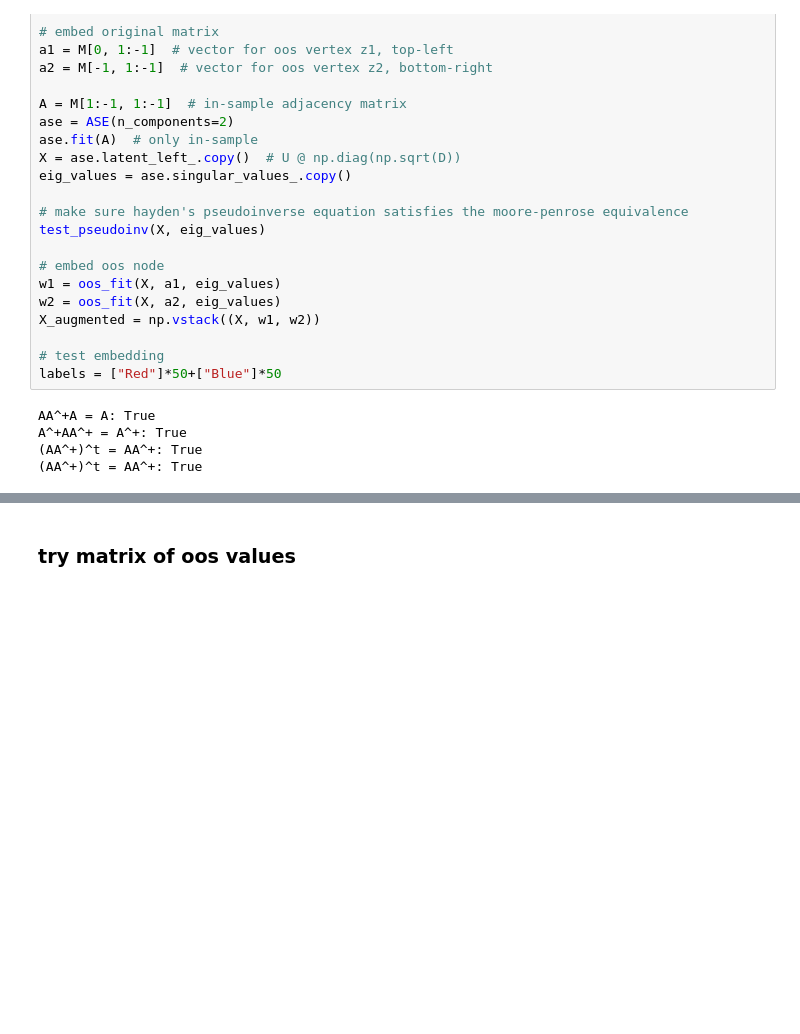
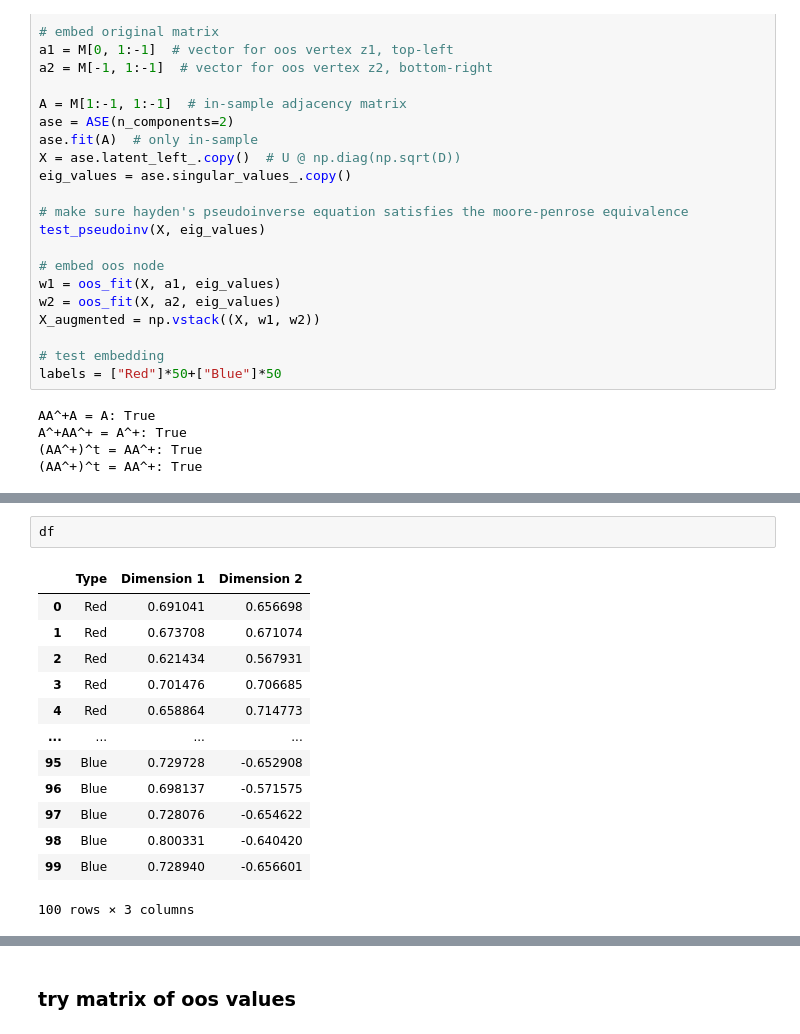
Before and after one commit to loftusa/graspy-personal, a Jupyter notebook: notebooks/oos_sim.ipynb, the cells around one changed output, grey strips where cells are left out. Saved outputs shown, nothing was run; the diff lists cells and outputs as text; blank space fills up the shorter version.

```diff
--- a/notebooks/oos_sim.ipynb
+++ b/notebooks/oos_sim.ipynb
@@ -80,3 +80,19 @@ df = pairplot(X, labels=labels, title="in-sample embeddings").data
+# %%
+df
+# %% [output]
+|  | Type | Dimension 1 | Dimension 2 |
+| 0 | Red | 0.691041 | 0.656698 |
+| 1 | Red | 0.673708 | 0.671074 |
+| 2 | Red | 0.621434 | 0.567931 |
+| 3 | Red | 0.701476 | 0.706685 |
+| 4 | Red | 0.658864 | 0.714773 |
+| ... | ... | ... | ... |
+| 95 | Blue | 0.729728 | -0.652908 |
+| 96 | Blue | 0.698137 | -0.571575 |
+| 97 | Blue | 0.728076 | -0.654622 |
+| 98 | Blue | 0.800331 | -0.640420 |
+| 99 | Blue | 0.728940 | -0.656601 |
+100 rows × 3 columns
 # %%
 for pt, label in zip([w1, w2], ["Red out-of-sample", "Blue out-of-sample"]):
     data = {"Type": label, "Dimension 1": pt[0],
```
Also changed, not shown: parts of 4 cells of this notebook, 7 other files.
